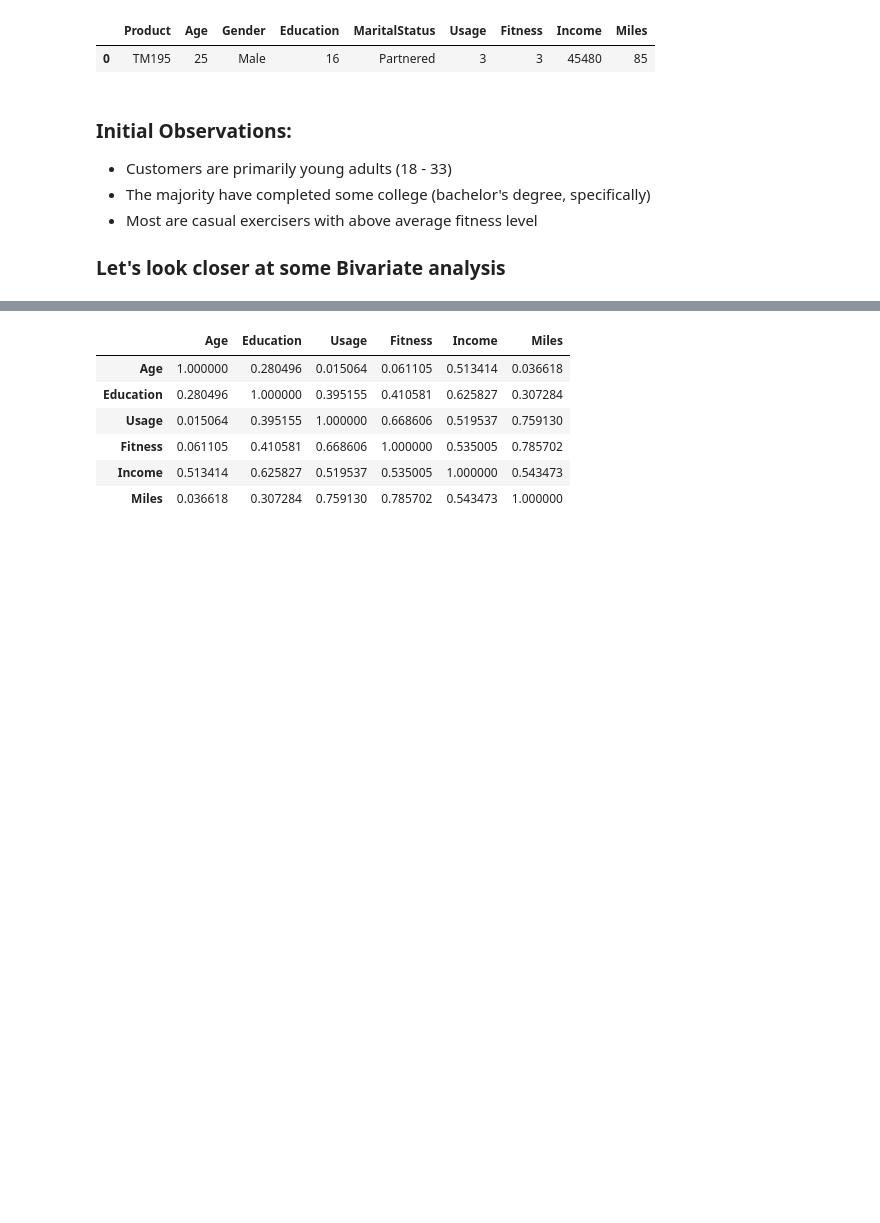
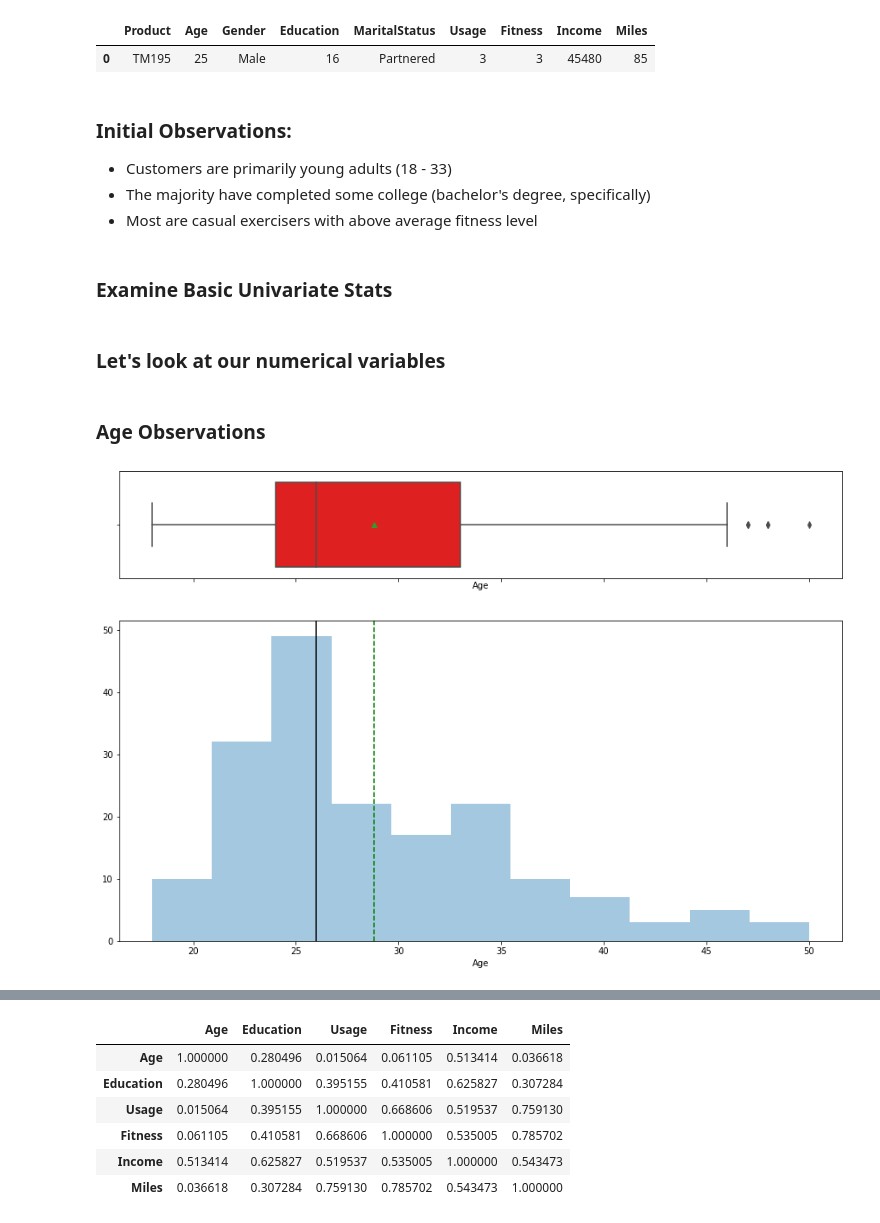
Before and after one commit to hanesi/DSBA-Cert-Course, a Jupyter notebook: Module 1/Project/CardioGoodFitnessProject.ipynb, the cells around one changed output, grey strips where cells are left out. Saved outputs shown, nothing was run; the diff lists cells and outputs as text; code cells hidden in the pictures; blank space fills up the shorter version.

```diff
--- a/Module 1/Project/CardioGoodFitnessProject.ipynb
+++ b/Module 1/Project/CardioGoodFitnessProject.ipynb
@@ -58,0 +52,4 @@ No columns contained null values
+# %%
+df['Product'] = df.Product.astype('category')
+df['Gender'] = df.Gender.astype('category')
+df['MaritalStatus'] = df.MaritalStatus.astype('category')
@@ -91,5 +107,50 @@ df.mode()
 - Customers are primarily young adults (18 - 33)
 - The majority have completed some college (bachelor's degree, specifically)
 - Most are casual exercisers with above average fitness level
-
-### Let's look closer at some Bivariate analysis
+# %% [markdown]
+### Examine Basic Univariate Stats
+# %%
+# While doing uni-variate analysis of numerical variables we want to study their central tendency
+# and dispersion.
+# Let us write a function that will help us create boxplot and histogram for any input numerical
+# variable.
+# This function takes the numerical column as the input and returns the boxplots
+# and histograms for the variable.
+# Let us see if this help us write faster and cleaner code.
+def histogram_boxplot(feature, figsize=(15,10), bins = None):
+    """ Boxplot and histogram combined
+    feature: 1-d feature array
+    figsize: size of fig (default (9,8))
+    bins: number of bins (default None / auto)
+    """
+    f2, (ax_box2, ax_hist2) = plt.subplots(nrows = 2, # Number of rows of the subplot grid= 2
+                                           sharex = True, # x-axis will be shared among all subplots
+                                           gridspec_kw = {"height_ratios": (.25, .75)},
+                                           figsize = figsize
+                                           ) # creating the 2 subplots
+    sns.boxplot(feature, ax=ax_box2, showmeans=True, color='red') # boxplot will be created and a star will indicate the mean value of the column
+    sns.distplot(feature, kde=F, ax=ax_hist2, bins=bins) if bins else sns.distplot(feature, kde=False, ax=ax_hist2) # For histogram
+    ax_hist2.axvline(np.mean(feature), color='g', linestyle='--') # Add mean to the histogram
+    ax_hist2.axvline(np.median(feature), color='black', linestyle='-') # Add median to the histogram
+
+
+# Function to create barplots that indicate percentage for each category.
+def bar_perc(plot, feature):
+    '''
+    plot
+    feature: 1-d categorical feature array
+    '''
+    total = len(feature) # length of the column
+    for p in ax.patches:
+        percentage = '{:.1f}%'.format(100 * p.get_height()/total) # percentage of each class of the category
+        x = p.get_x() + p.get_width() / 2 - 0.05 # width of the plot
+        y = p.get_y() + p.get_height()           # hieght of the plot
+        ax.annotate(percentage, (x, y), size = 12) # annotate the percantage
+# %% [markdown]
+### Let's look at our numerical variables
+# %% [markdown]
+### Age Observations
+# %%
+histogram_boxplot(df.Age)
+# %% [output]
+[figure, added]
```
Also changed, not shown: parts of 29 cells of this notebook.
